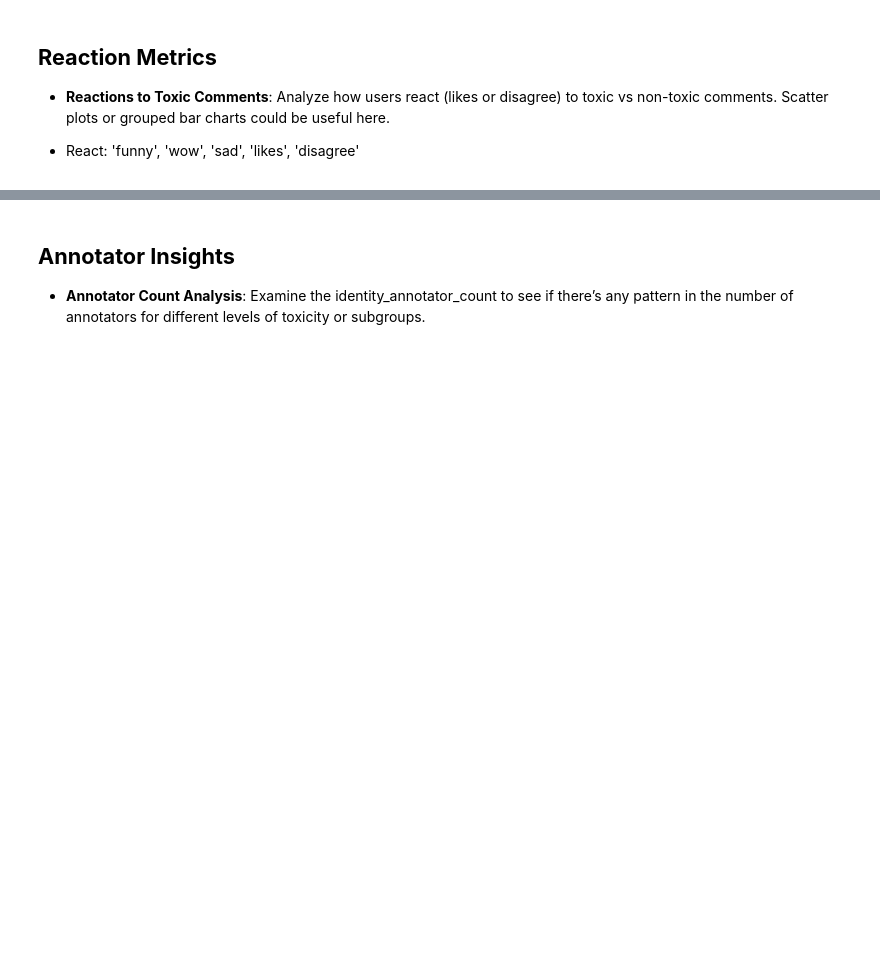
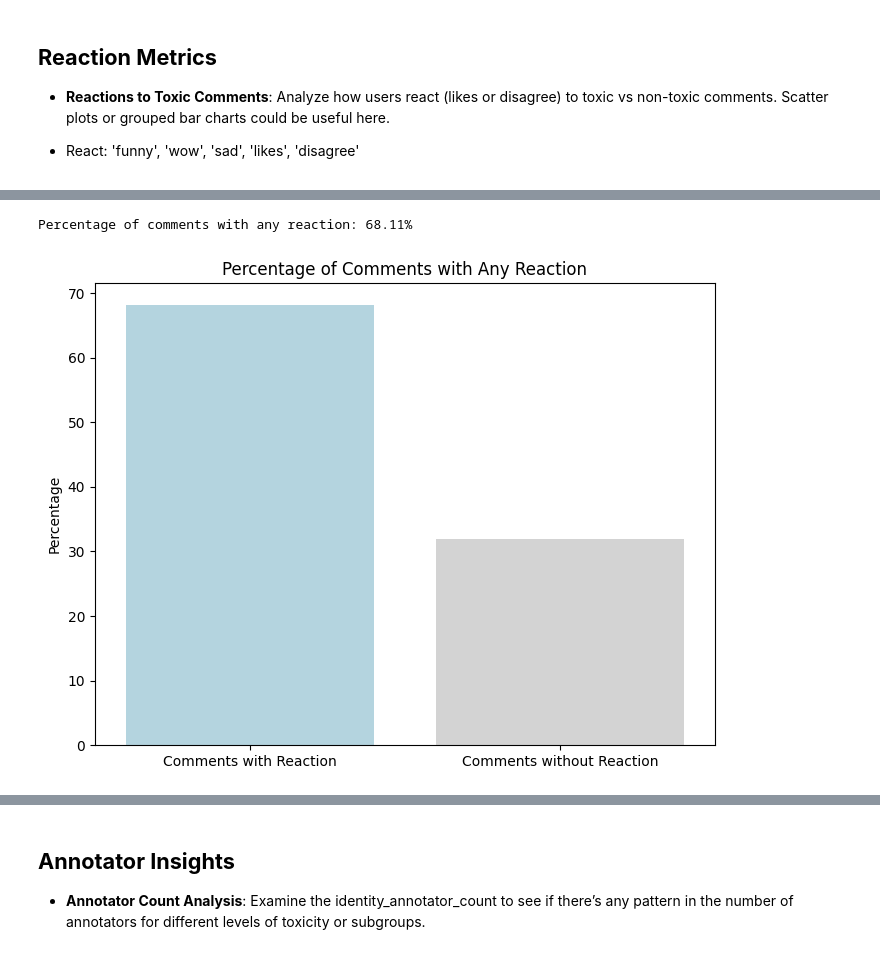
Before and after one commit to LexiGuard/lexiguard, a Jupyter notebook: EDA-Andre-visual.ipynb, the cells around one changed output, grey strips where cells are left out. Drawn from its saved outputs; the diff is of its cells as text; code cells hidden in the pictures; blank space fills up the shorter version.

```diff
--- a/EDA-Andre-visual.ipynb
+++ b/EDA-Andre-visual.ipynb
@@ -111,5 +167,5 @@ plt.show()
 
 - React: 'funny', 'wow', 'sad', 'likes', 'disagree'
 # %%
-react = ['funny', 'wow', 'sad', 'likes', 'disagree']
-# toxic_react = df_merged[df_merged['toxic'] == 1].groupby('react').size()
+df_react = df_merged.loc[:, ('funny', 'wow', 'sad', 'likes', 'disagree', 'toxic')]
+# df_head = df_head[df_head['toxic'] == 1]
@@ -115,0 +187,20 @@ react = ['funny', 'wow', 'sad', 'likes', 'disagree']
+# %%
+# Calculate the total number of comments with any reaction
+df_react['any_reaction'] = (df_react[['funny', 'wow', 'sad', 'likes', 'disagree']] > 0).any(axis=1)
+total_comments_with_reaction = df_react['any_reaction'].sum()
+
+# Calculate the percentage of comments with any reaction
+percentage_comments_with_reaction = (total_comments_with_reaction / len(df_react)) * 100
+
+# Print the percentage
+print(f"Percentage of comments with any reaction: {percentage_comments_with_reaction:.2f}%")
+
+# Plot the percentage
+plt.figure(figsize=(8, 6))
+sns.barplot(x=['Comments with Reaction', 'Comments without Reaction'], y=[percentage_comments_with_reaction, 100 - percentage_comments_with_reaction], palette=['lightblue', 'lightgrey'])
+plt.title('Percentage of Comments with Any Reaction')
+plt.ylabel('Percentage')
+plt.show()
+# %% [output]
+Percentage of comments with any reaction: 68.11%
+[figure, added]
```
Also changed, not shown: parts of 13 cells of this notebook, 1 other file.
